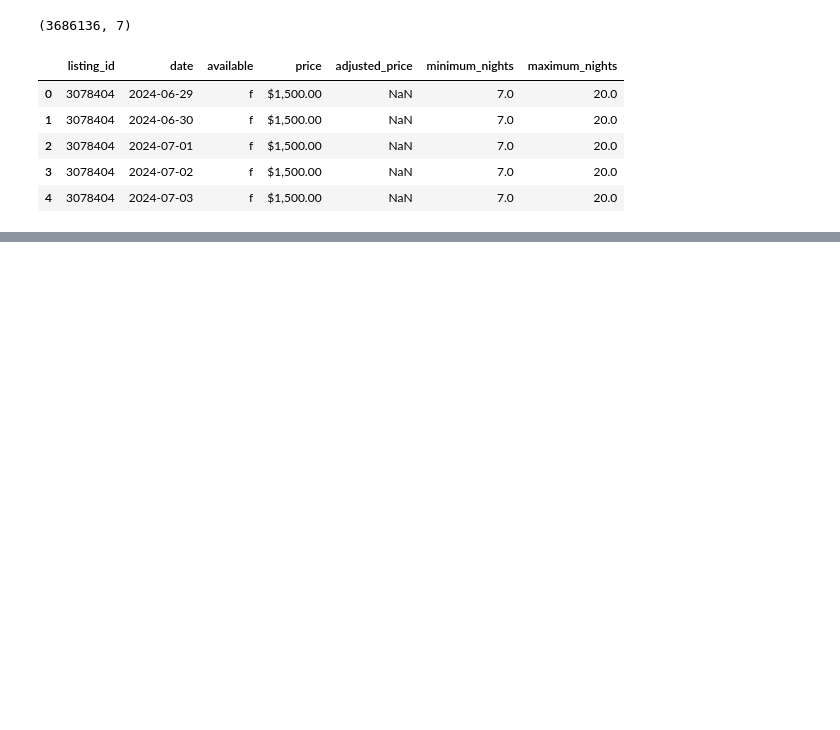
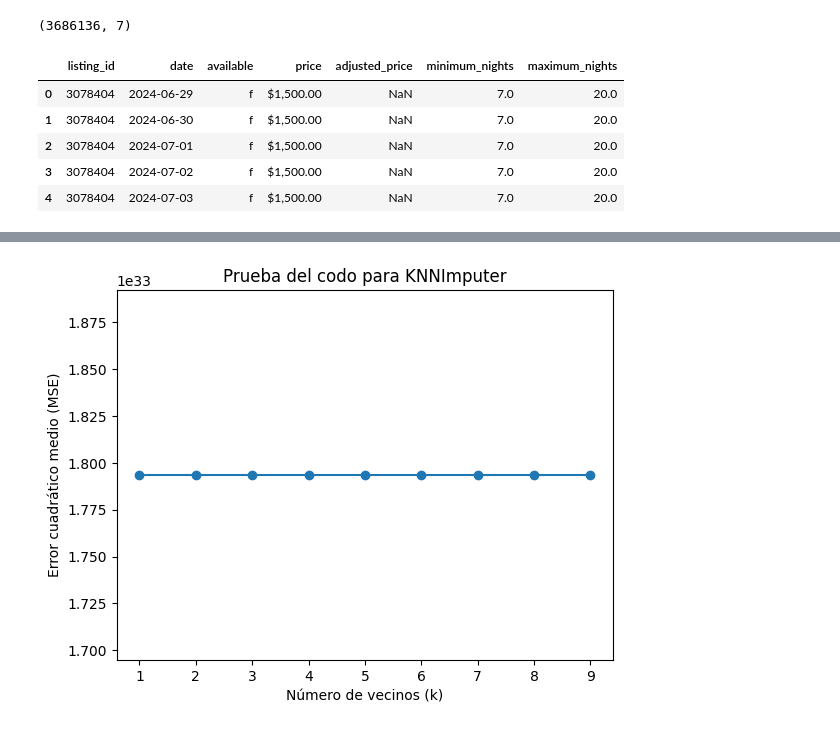
Before and after one commit to Bhdezm/Airbnb-Oslo, a Jupyter notebook: limpieza_oslo.ipynb, the cells around one changed output, grey strips where cells are left out. Cells and saved outputs as stored; diff of their text form; code cells hidden in the pictures; blank space fills up the shorter version.

```diff
--- a/limpieza_oslo.ipynb
+++ b/limpieza_oslo.ipynb
@@ -253,0 +162,3 @@ dataset_reviews.dropna(inplace=True)
+# %%
+gz_listings['price'] = gz_listings['price'].str.replace('[\$,]', '', regex=True).astype(float)
+gz_listings['host_acceptance_rate'] = gz_listings['host_acceptance_rate'].str.replace('%', '').astype(float)
@@ -253,0 +169,26 @@ dataset_reviews.dropna(inplace=True)
+# %%
+df_clean = gz_listings.select_dtypes('float','int').dropna()
+
+# Lista para almacenar errores
+errors = []
+
+# Rango de k a probar
+k_range = range(1, 10)
+
+# Bucle para probar diferentes valores de k
+for k in k_range:
+    imputer = KNNImputer(n_neighbors=k)
+    df_imputed = imputer.fit_transform(gz_listings.select_dtypes('float','int'))
+
+    # Calcular el error (usamos MSE en este ejemplo)
+    mse = mean_squared_error(df_clean.dropna(), df_imputed[:len(df_clean)])
+    errors.append(mse)
+
+# Graficar la prueba del codo
+plt.plot(k_range, errors, marker='o')
+plt.xlabel('Número de vecinos (k)')
+plt.ylabel('Error cuadrático medio (MSE)')
+plt.title('Prueba del codo para KNNImputer')
+plt.show()
+# %% [output]
+[figure, added]
```
Also changed, not shown: parts of 29 cells of this notebook.
